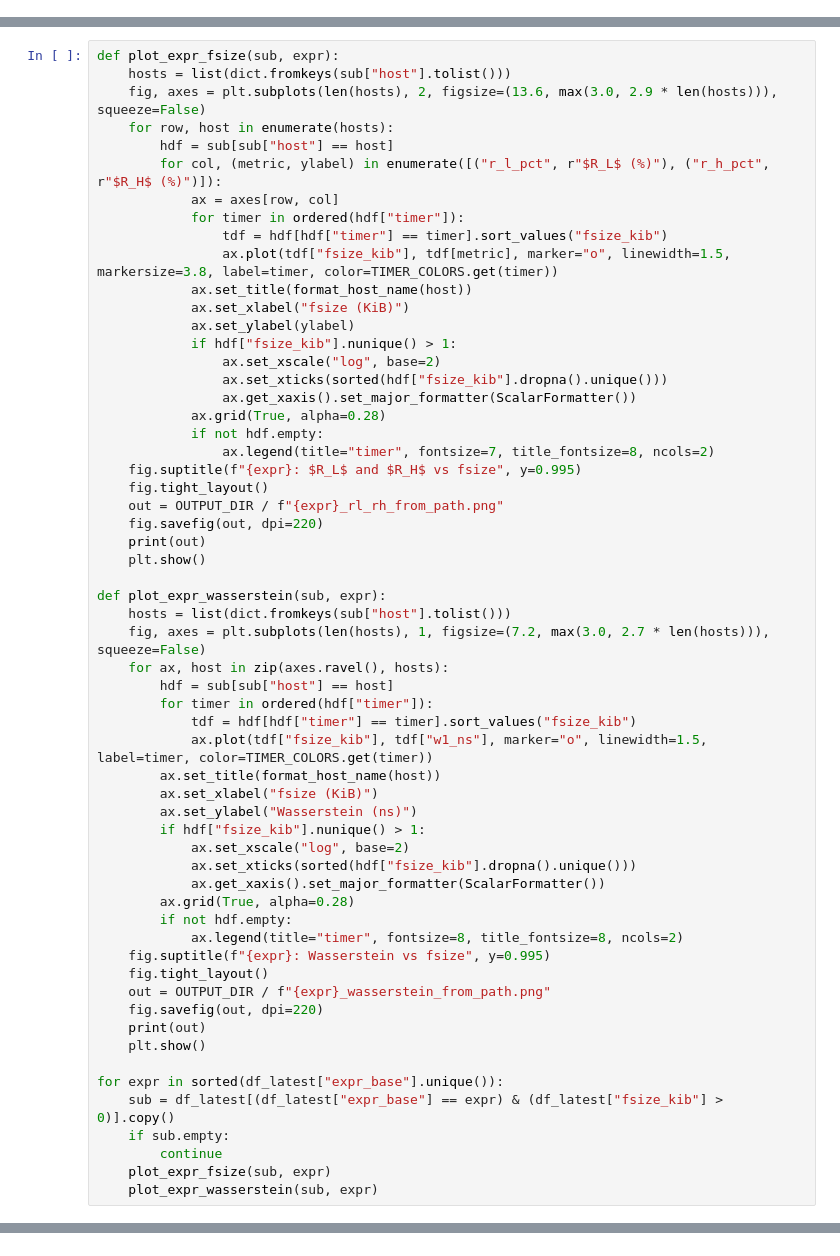
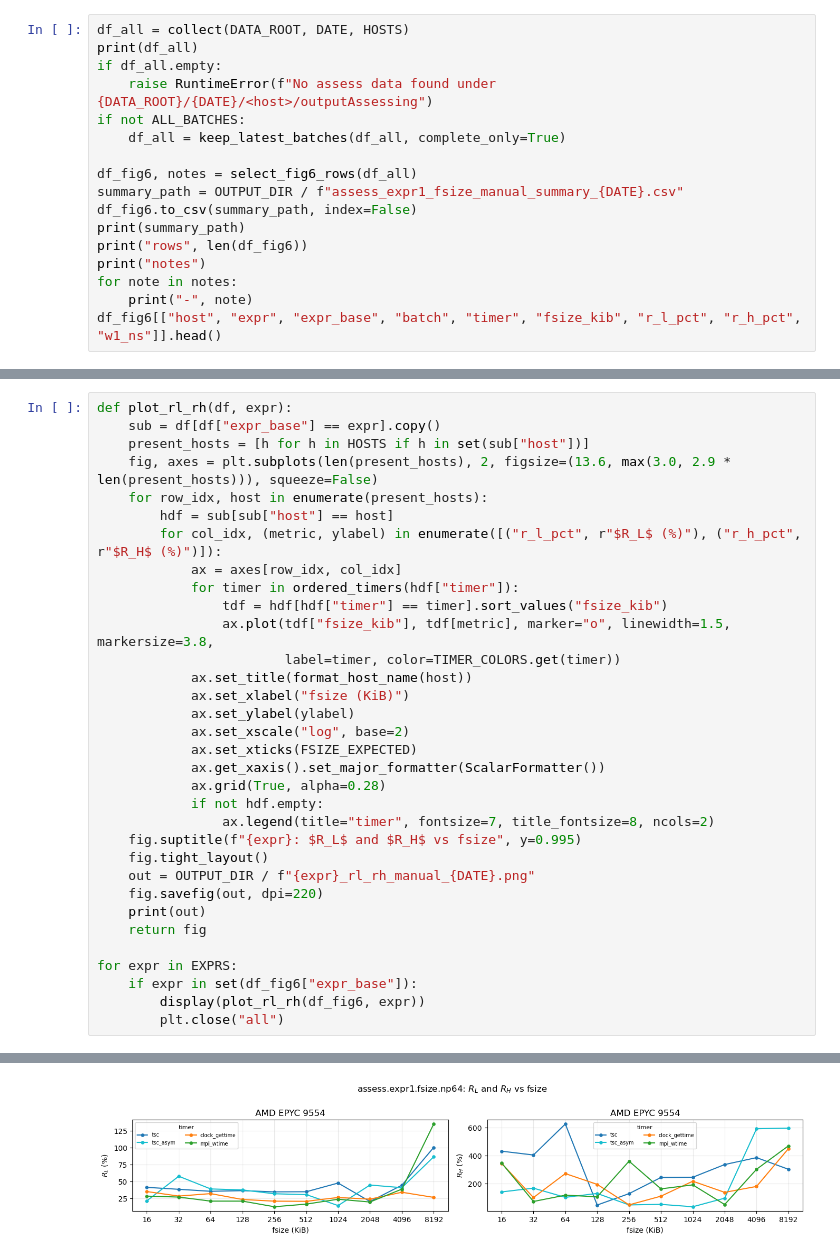
Before and after one commit to HunterHan/TacVar, a Jupyter notebook: scripts_plot/assess_expr1_fsize_manual_plot.ipynb, the cells around one changed output, grey strips where cells are left out. Saved outputs shown, nothing was run; the diff lists cells and outputs as text.

```diff
--- a/scripts_plot/assess_expr1_fsize_manual_plot.ipynb
+++ b/scripts_plot/assess_expr1_fsize_manual_plot.ipynb
@@ -102,0 +88,17 @@ display(df_latest[["host", "expr", "expr_base", "batch", "timer", "fsize_kib", "
+# %%
+df_all = collect(DATA_ROOT, DATE, HOSTS)
+print(df_all)
+if df_all.empty:
+    raise RuntimeError(f"No assess data found under {DATA_ROOT}/{DATE}/<host>/outputAssessing")
+if not ALL_BATCHES:
+    df_all = keep_latest_batches(df_all, complete_only=True)
+
+df_fig6, notes = select_fig6_rows(df_all)
+summary_path = OUTPUT_DIR / f"assess_expr1_fsize_manual_summary_{DATE}.csv"
+df_fig6.to_csv(summary_path, index=False)
+print(summary_path)
+print("rows", len(df_fig6))
+print("notes")
+for note in notes:
+    print("-", note)
+df_fig6[["host", "expr", "expr_base", "batch", "timer", "fsize_kib", "r_l_pct", "r_h_pct", "w1_ns"]].head()
@@ -103,59 +124,34 @@ display(df_latest[["host", "expr", "expr_base", "batch", "timer", "fsize_kib", "
 # %%
-def plot_expr_fsize(sub, expr):
-    hosts = list(dict.fromkeys(sub["host"].tolist()))
-    fig, axes = plt.subplots(len(hosts), 2, figsize=(13.6, max(3.0, 2.9 * len(hosts))), squeeze=False)
-    for row, host in enumerate(hosts):
+def plot_rl_rh(df, expr):
+    sub = df[df["expr_base"] == expr].copy()
+    present_hosts = [h for h in HOSTS if h in set(sub["host"])]
+    fig, axes = plt.subplots(len(present_hosts), 2, figsize=(13.6, max(3.0, 2.9 * len(present_hosts))), squeeze=False)
+    for row_idx, host in enumerate(present_hosts):
         hdf = sub[sub["host"] == host]
-        for col, (metric, ylabel) in enumerate([("r_l_pct", r"$R_L$ (%)"), ("r_h_pct", r"$R_H$ (%)")]):
-            ax = axes[row, col]
-            for timer in ordered(hdf["timer"]):
+        for col_idx, (metric, ylabel) in enumerate([("r_l_pct", r"$R_L$ (%)"), ("r_h_pct", r"$R_H$ (%)")]):
+            ax = axes[row_idx, col_idx]
+            for timer in ordered_timers(hdf["timer"]):
                 tdf = hdf[hdf["timer"] == timer].sort_values("fsize_kib")
-                ax.plot(tdf["fsize_kib"], tdf[metric], marker="o", linewidth=1.5, markersize=3.8, label=timer, color=TIMER_COLORS.get(timer))
+                ax.plot(tdf["fsize_kib"], tdf[metric], marker="o", linewidth=1.5, markersize=3.8,
+                        label=timer, color=TIMER_COLORS.get(timer))
             ax.set_title(format_host_name(host))
             ax.set_xlabel("fsize (KiB)")
             ax.set_ylabel(ylabel)
-            if hdf["fsize_kib"].nunique() > 1:
-                ax.set_xscale("log", base=2)
-                ax.set_xticks(sorted(hdf["fsize_kib"].dropna().unique()))
-                ax.get_xaxis().set_major_formatter(ScalarFormatter())
+            ax.set_xscale("log", base=2)
+            ax.set_xticks(FSIZE_EXPECTED)
+            ax.get_xaxis().set_major_formatter(ScalarFormatter())
             ax.grid(True, alpha=0.28)
             if not hdf.empty:
                 ax.legend(title="timer", fontsize=7, title_fontsize=8, ncols=2)
     fig.suptitle(f"{expr}: $R_L$ and $R_H$ vs fsize", y=0.995)
     fig.tight_layout()
-    out = OUTPUT_DIR / f"{expr}_rl_rh_from_path.png"
+    out = OUTPUT_DIR / f"{expr}_rl_rh_manual_{DATE}.png"
     fig.savefig(out, dpi=220)
     print(out)
-    plt.show()
+    return fig
 
-def plot_expr_wasserstein(sub, expr):
-    hosts = list(dict.fromkeys(sub["host"].tolist()))
-    fig, axes = plt.subplots(len(hosts), 1, figsize=(7.2, max(3.0, 2.7 * len(hosts))), squeeze=False)
-    for ax, host in zip(axes.ravel(), hosts):
-        hdf = sub[sub["host"] == host]
-        for timer in ordered(hdf["timer"]):
-            tdf = hdf[hdf["timer"] == timer].sort_values("fsize_kib")
-            ax.plot(tdf["fsize_kib"], tdf["w1_ns"], marker="o", linewidth=1.5, label=timer, color=TIMER_COLORS.get(timer))
-        ax.set_title(format_host_name(host))
-        ax.set_xlabel("fsize (KiB)")
-        ax.set_ylabel("Wasserstein (ns)")
-        if hdf["fsize_kib"].nunique() > 1:
-            ax.set_xscale("log", base=2)
-            ax.set_xticks(sorted(hdf["fsize_kib"].dropna().unique()))
-            ax.get_xaxis().set_major_formatter(ScalarFormatter())
-        ax.grid(True, alpha=0.28)
-        if not hdf.empty:
-            ax.legend(title="timer", fontsize=8, title_fontsize=8, ncols=2)
-    fig.suptitle(f"{expr}: Wasserstein vs fsize", y=0.995)
-    fig.tight_layout()
-    out = OUTPUT_DIR / f"{expr}_wasserstein_from_path.png"
-    fig.savefig(out, dpi=220)
-    print(out)
-    plt.show()
-
-for expr in sorted(df_latest["expr_base"].unique()):
-    sub = df_latest[(df_latest["expr_base"] == expr) & (df_latest["fsize_kib"] > 0)].copy()
-    if sub.empty:
-        continue
-    plot_expr_fsize(sub, expr)
-    plot_expr_wasserstein(sub, expr)
+for expr in EXPRS:
+    if expr in set(df_fig6["expr_base"]):
+        display(plot_rl_rh(df_fig6, expr))
+        plt.close("all")
+# %% [output]
@@ -161,0 +159 @@ for expr in sorted(df_latest["expr_base"].unique()):
+[figure, added]
```
Also changed, not shown: parts of 10 cells of this notebook, 27 other files.
